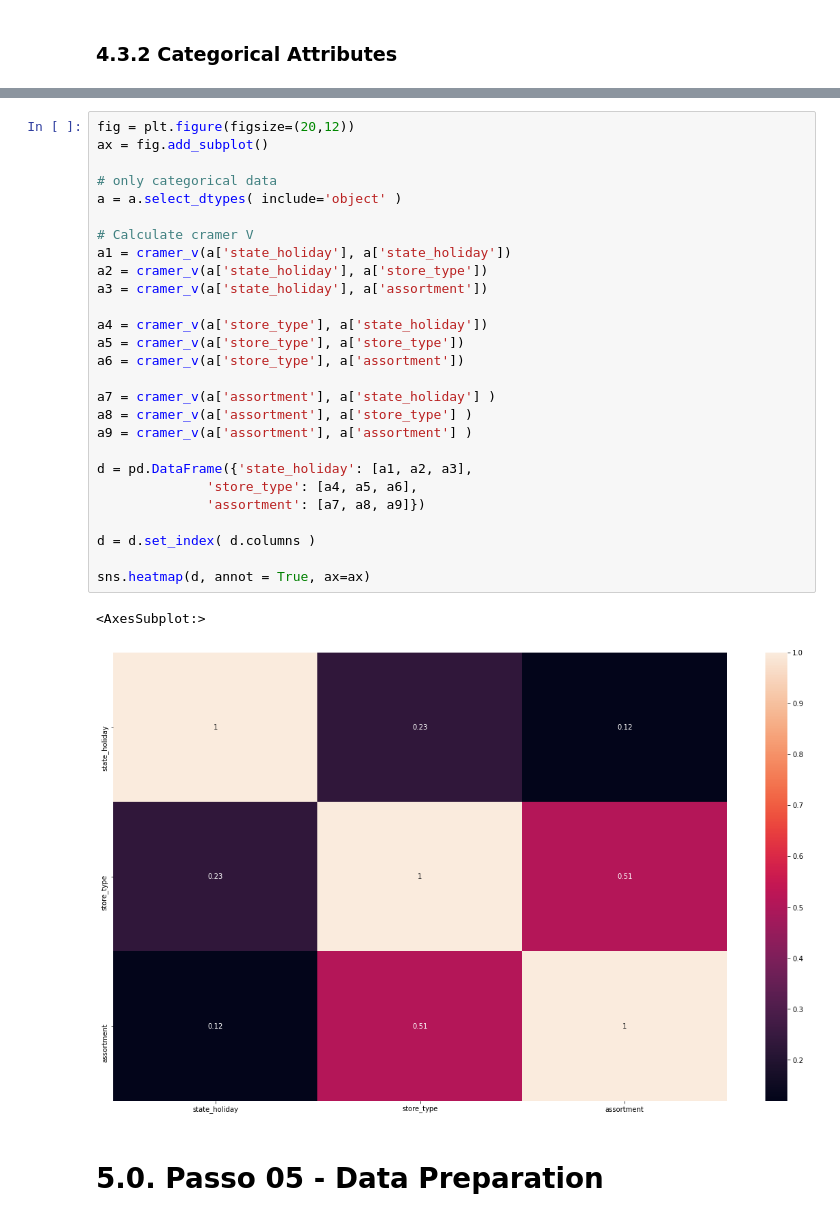
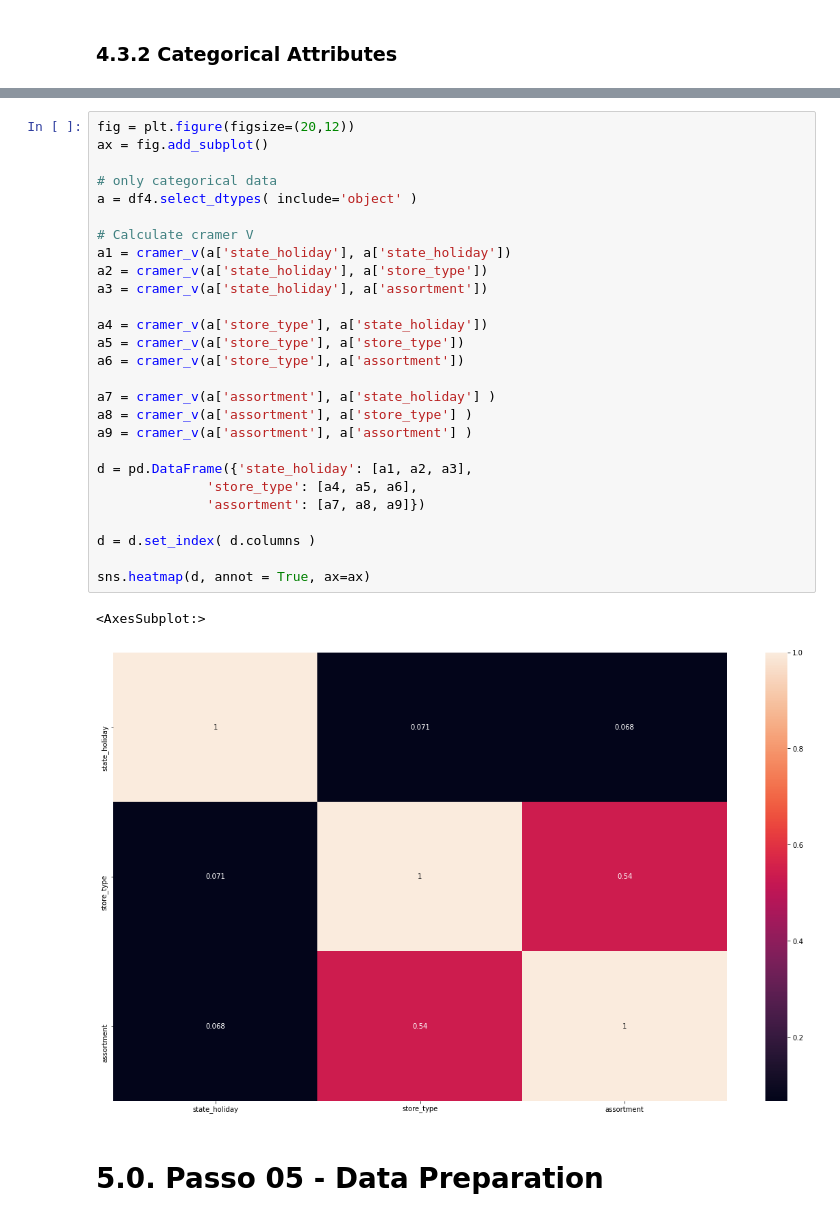
Before and after one commit to Leonamrsm/DS-em-Producao, a Jupyter notebook: Notebooks/rossmann_store_sales_prediction.ipynb, the cells around one changed output, grey strips where cells are left out. Saved outputs shown, nothing was run; the diff lists cells and outputs as text.

```diff
--- a/Notebooks/rossmann_store_sales_prediction.ipynb
+++ b/Notebooks/rossmann_store_sales_prediction.ipynb
@@ -923,33 +930,33 @@ cat_attributes.head()
 # %%
 fig = plt.figure(figsize=(20,12))
 ax = fig.add_subplot()
 
 # only categorical data
-a = a.select_dtypes( include='object' )
+a = df4.select_dtypes( include='object' )
 
 # Calculate cramer V
 a1 = cramer_v(a['state_holiday'], a['state_holiday'])
 a2 = cramer_v(a['state_holiday'], a['store_type'])
 a3 = cramer_v(a['state_holiday'], a['assortment'])
 
 a4 = cramer_v(a['store_type'], a['state_holiday'])
 a5 = cramer_v(a['store_type'], a['store_type'])
 a6 = cramer_v(a['store_type'], a['assortment'])
 
 a7 = cramer_v(a['assortment'], a['state_holiday'] )
 a8 = cramer_v(a['assortment'], a['store_type'] )
 a9 = cramer_v(a['assortment'], a['assortment'] )
 
 d = pd.DataFrame({'state_holiday': [a1, a2, a3],
               'store_type': [a4, a5, a6],
               'assortment': [a7, a8, a9]})
 
 d = d.set_index( d.columns )
 
 sns.heatmap(d, annot = True, ax=ax)
 # %% [output]
 <AxesSubplot:>
-[figure, old version]
+[figure, new version]
 # %% [markdown]
 # 5.0. Passo 05 - Data Preparation
 # %%
```
Also changed, not shown: parts of 15 cells of this notebook.
